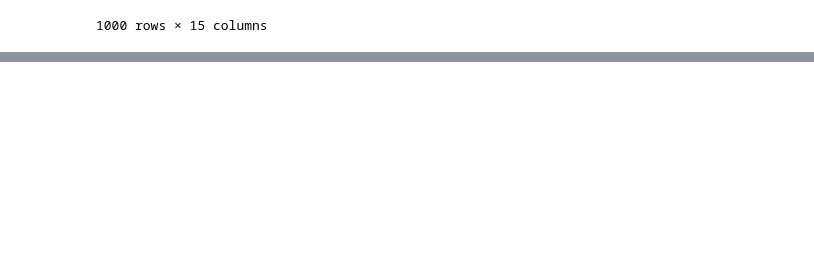
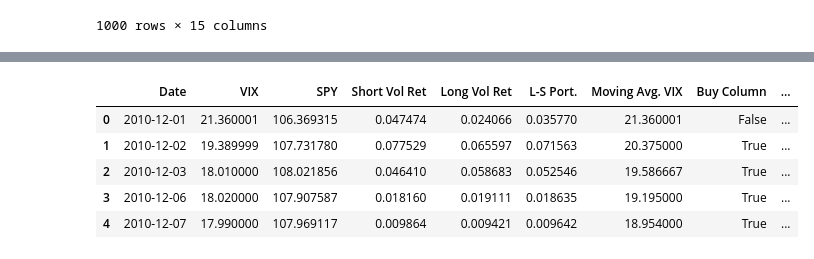
Before and after one commit to brothermalcolm/Algorithmic-Trading-and-Stocks-Essential-Training, a Jupyter notebook: Algorithmic Trading and Stocks Essential Training.ipynb, the cells around one changed output, grey strips where cells are left out. Cells and saved outputs as stored; diff of their text form; code cells hidden in the pictures; blank space fills up the shorter version.

```diff
--- a/Algorithmic Trading and Stocks Essential Training.ipynb
+++ b/Algorithmic Trading and Stocks Essential Training.ipynb
@@ -130,0 +134,7 @@ fred.search('s&p')
+# %%
+# excel 03_02
+
+import pandas as pd
+
+df_0302 = pd.read_excel('./03_02_Begin.xlsx', skip_footer=6)
+df_0302.tail()
@@ -130,0 +165,11 @@ fred.search('s&p')
+# %%
+df_0302['Buy Column'] = df_0302['VIX'] < df_0302['Moving Avg. VIX']
+df_0302['L-S Mean Reversion'] = df_0302['Buy Column'] * df_0302['Long Vol Ret']
+df_0302.head()
+# %% [output]
+|  | Date | VIX | SPY | Short Vol Ret | Long Vol Ret | L-S Port. | Moving Avg. VIX | Buy Column | ... |
+| 0 | 2010-12-01 | 21.360001 | 106.369315 | 0.047474 | 0.024066 | 0.035770 | 21.360001 | False | ... |
+| 1 | 2010-12-02 | 19.389999 | 107.731780 | 0.077529 | 0.065597 | 0.071563 | 20.375000 | True | ... |
+| 2 | 2010-12-03 | 18.010000 | 108.021856 | 0.046410 | 0.058683 | 0.052546 | 19.586667 | True | ... |
+| 3 | 2010-12-06 | 18.020000 | 107.907587 | 0.018160 | 0.019111 | 0.018635 | 19.195000 | True | ... |
+| 4 | 2010-12-07 | 17.990000 | 107.969117 | 0.009864 | 0.009421 | 0.009642 | 18.954000 | True | ... |
```
Also changed, not shown: parts of 4 cells of this notebook.
